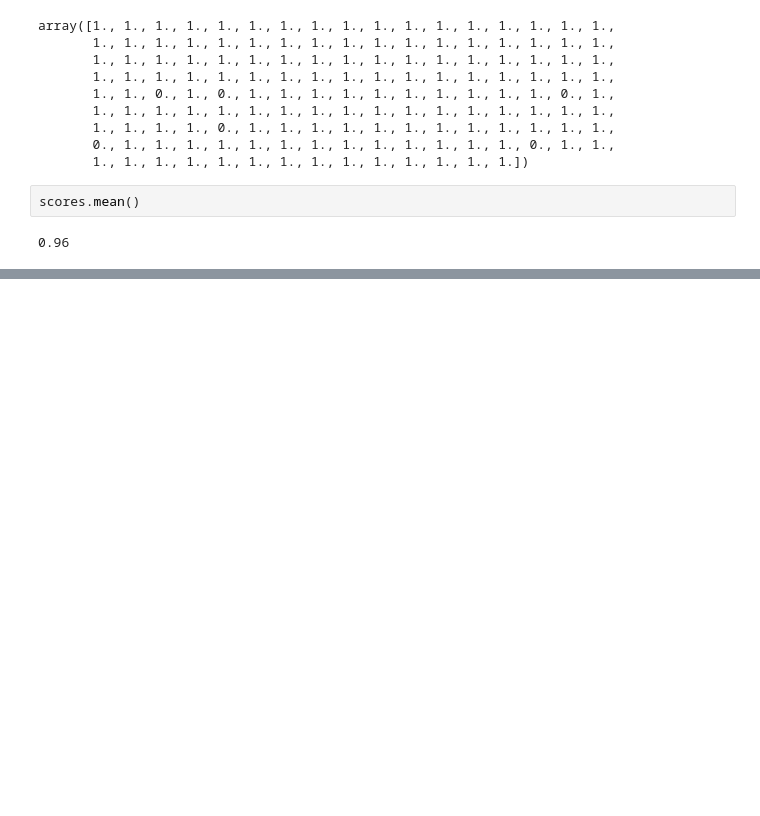
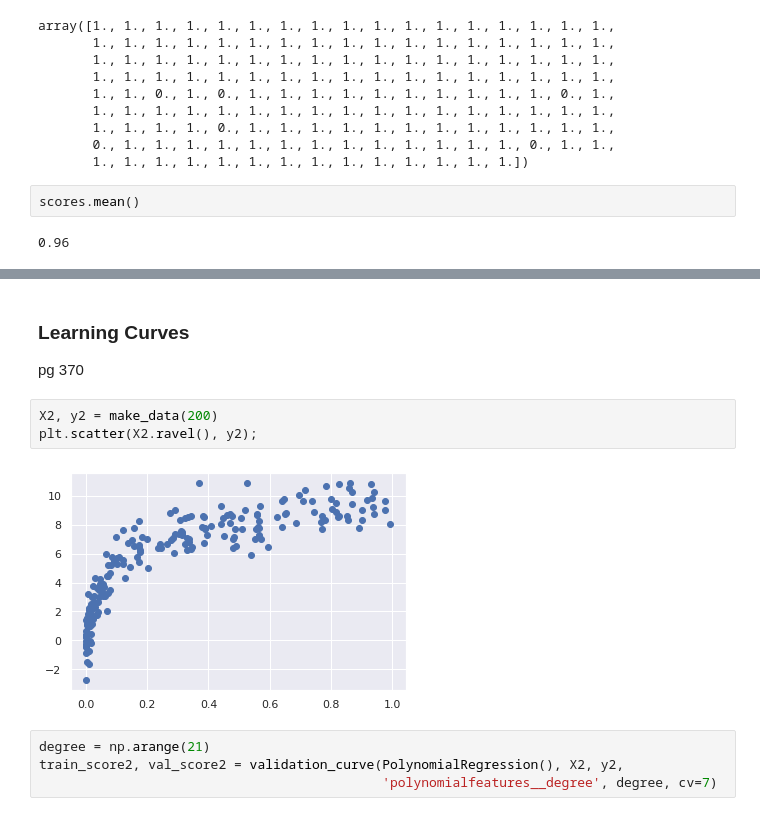
Before and after one commit to Mihlos/Python_DS_Handbook, a Jupyter notebook: 005-Machine_Learning/03-Hyperparameters-and-Model-Validation.ipynb.ipynb, the cells around one changed output, grey strips where cells are left out. Cells and saved outputs as stored; diff of their text form; blank space fills up the shorter version.

```diff
--- a/005-Machine_Learning/03-Hyperparameters-and-Model-Validation.ipynb.ipynb
+++ b/005-Machine_Learning/03-Hyperparameters-and-Model-Validation.ipynb.ipynb
@@ -71,0 +131,12 @@ scores.mean()
+# %% [markdown]
+### Learning Curves
+pg 370
+# %%
+X2, y2 = make_data(200)
+plt.scatter(X2.ravel(), y2);
+# %% [output]
+[figure, added]
+# %%
+degree = np.arange(21)
+train_score2, val_score2 = validation_curve(PolynomialRegression(), X2, y2,
+                                            'polynomialfeatures__degree', degree, cv=7)
```
Also changed, not shown: parts of 14 cells of this notebook.
